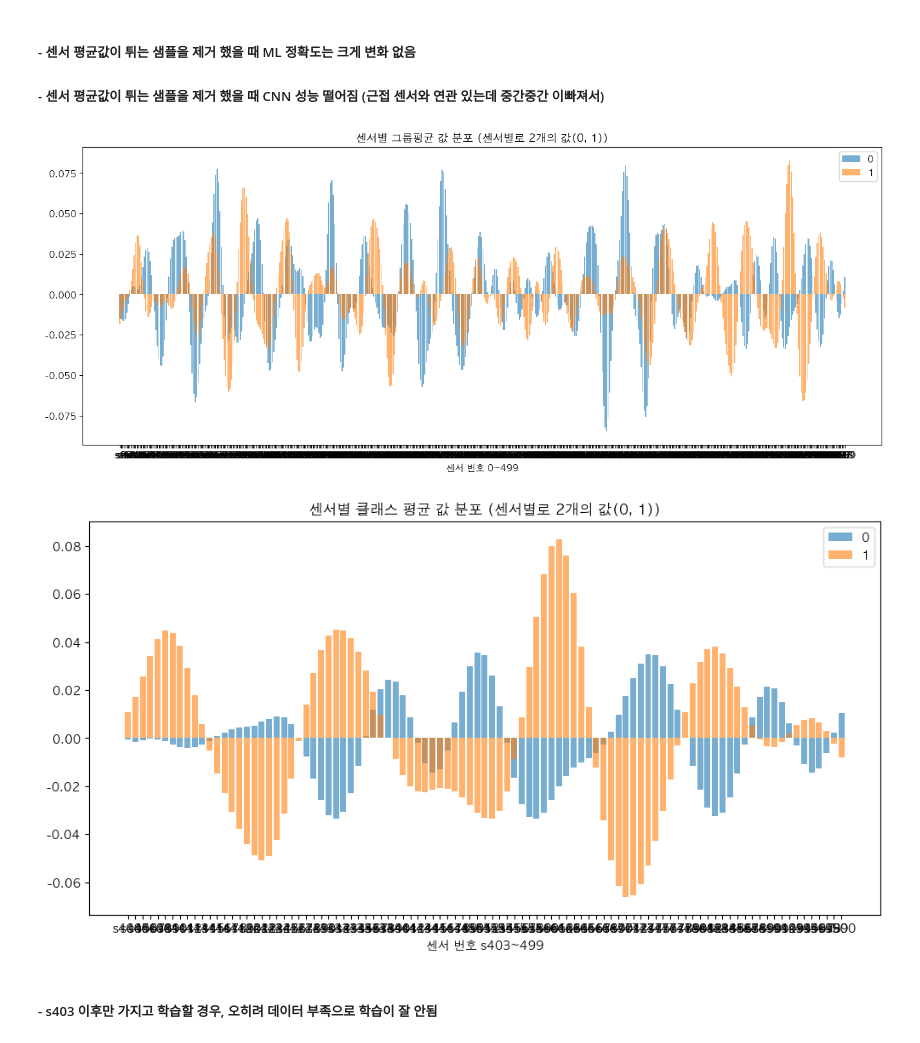
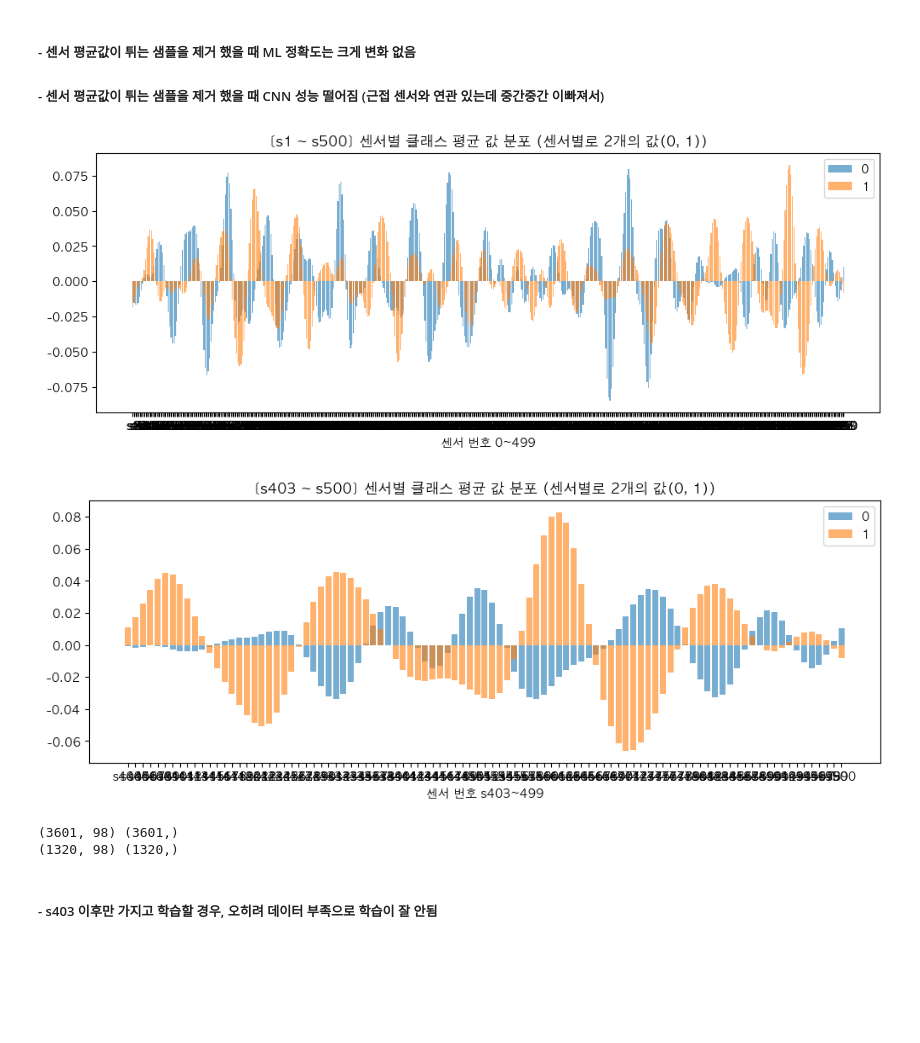
Before and after one commit to ParkSungHyon/smart_factory_2, a Jupyter notebook: Ford/ford3_report.ipynb, the cells around one changed output. Drawn from its saved outputs; the diff is of its cells as text; code cells hidden in the pictures; blank space fills up the shorter version.

```diff
--- a/Ford/ford3_report.ipynb
+++ b/Ford/ford3_report.ipynb
@@ -656,28 +643,42 @@ plt.show()
 # 후반부만 학습시켜보기 (s403 ~)
 ##################################
 # %%
-# 가로:센서, 세로:그룹별(0,1) 모든 제품들 센서값의 평균(scatter)
-#   -> 센서별 그룹평균 값 분포 (센서별로 2개의 값(0, 1))
-plt.figure(figsize=(16,6))
+# 가로:센서, 세로:클래스별(0,1) 모든 샘플의 평균값(scatter)
+# [s1 ~ s500] 센서별 클래스 평균 값 분포 (센서별로 2개의 값(0, 1))
+plt.figure(figsize=(12,4))
 plt.bar(s_means.columns, s_means.iloc[0,:], alpha=0.6, label='0')
 plt.bar(s_means.columns, s_means.iloc[1,:], alpha=0.6, label='1')
-plt.title('센서별 그룹평균 값 분포 (센서별로 2개의 값(0, 1))')
+plt.title('[s1 ~ s500] 센서별 클래스 평균 값 분포 (센서별로 2개의 값(0, 1))')
 plt.xlabel('센서 번호 0~499')
 plt.legend()
 
-# 후반부만 표시
-plt.figure(figsize=(12,6))
+# [s403 ~ s500] 후반부(s403~)만 시각화
+plt.figure(figsize=(12,4))
 col_i = 403
 plt.bar(s_means.columns[col_i:], s_means.iloc[0,col_i:], alpha=0.6, label='0')
 plt.bar(s_means.columns[col_i:], s_means.iloc[1,col_i:], alpha=0.6, label='1')
-plt.title('센서별 클래스 평균 값 분포 (센서별로 2개의 값(0, 1))')
+plt.title('[s403 ~ s500] 센서별 클래스 평균 값 분포 (센서별로 2개의 값(0, 1))')
 plt.xlabel('센서 번호 s403~499')
 plt.legend()
-
 plt.show()
 # %% [output]
-[figure, old version]
+[figure, new version]
-[figure, old version]
+[figure, new version]
+# %%
+# s403~s500 센서만 잘라서 새로운 데이터셋과 라벨 만들기
+train_403 = train_df.iloc[:, 402:]
+test_403 = test_df.iloc[:, 402:]
+
+x_train_403 = train_403.iloc[:, :-1]
+y_train_403 = train_403.iloc[:, -1]
+x_test_403 = test_403.iloc[:, :-1]
+y_test_403 = test_403.iloc[:, -1]
+
+print(x_train_403.shape, y_train_403.shape)
+print(x_test_403.shape, y_test_403.shape)
+# %% [output]
+(3601, 98) (3601,)
+(1320, 98) (1320,)
 # %%
 # # Auto ML로 정확도 높은 ML 모델 확인하기
 # from autogluon.tabular import TabularPredictor
```
Also changed, not shown: parts of 8 cells of this notebook, 5 other files.
